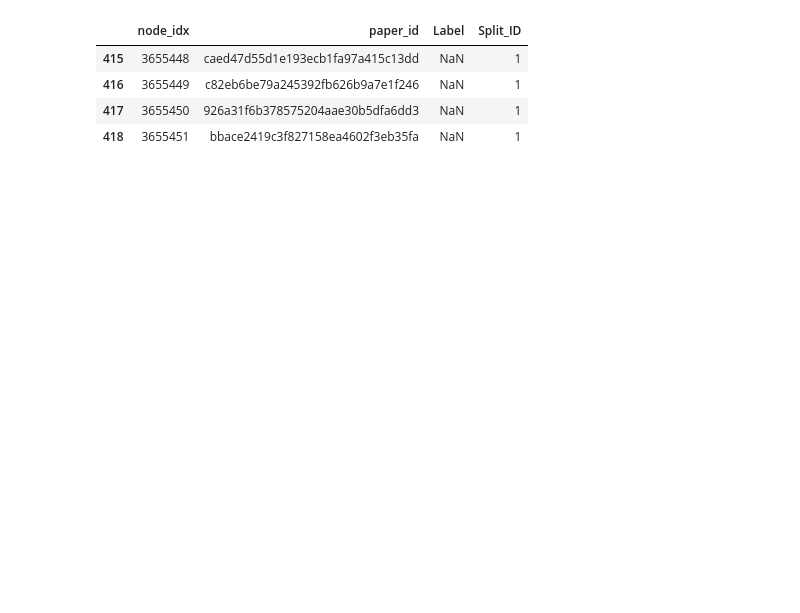
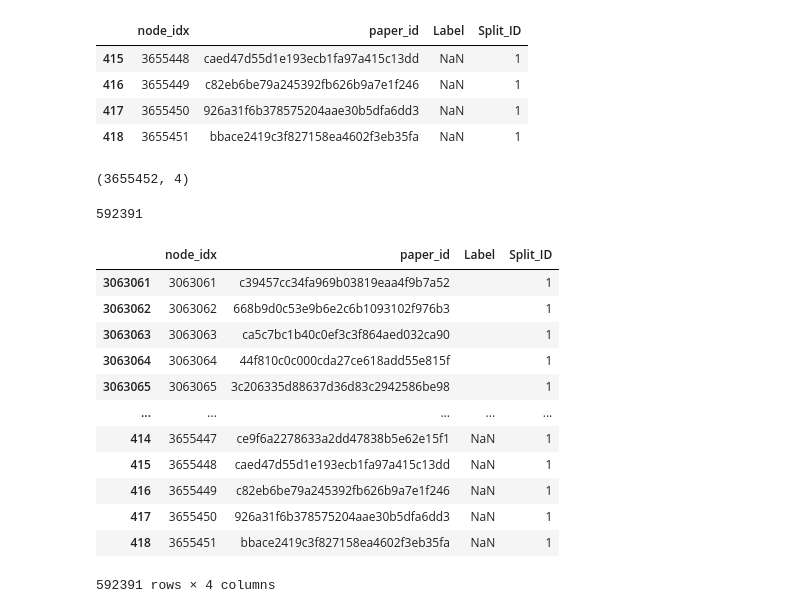
Before and after one commit to GZYZG/2021-maxp-dgl-ml, a Jupyter notebook: baseline/MAXP 2021初赛数据探索和处理-1.ipynb, the cells around one changed output. Drawn from its saved outputs; the diff is of its cells as text; code cells hidden in the pictures; blank space fills up the shorter version.

```diff
--- a/baseline/MAXP 2021初赛数据探索和处理-1.ipynb
+++ b/baseline/MAXP 2021初赛数据探索和处理-1.ipynb
@@ -255,6 +269,30 @@ nid_label_df.tail(4)
 | 416 | 3655449 | c82eb6be79a245392fb626b9a7e1f246 | NaN | 1 |
 | 417 | 3655450 | 926a31f6b378575204aae30b5dfa6dd3 | NaN | 1 |
 | 418 | 3655451 | bbace2419c3f827158ea4602f3eb35fa | NaN | 1 |
+# %%
+nid_label_df.shape
+# %% [output]
+(3655452, 4)
+# %%
+591972 + 419
+# %% [output]
+592391
+# %%
+nid_label_df[nid_label_df['Split_ID'] == 1]
+# %% [output]
+|  | node_idx | paper_id | Label | Split_ID |
+| 3063061 | 3063061 | c39457cc34fa969b03819eaa4f9b7a52 |  | 1 |
+| 3063062 | 3063062 | 668b9d0c53e9b6e2c6b1093102f976b3 |  | 1 |
+| 3063063 | 3063063 | ca5c7bc1b40c0ef3c3f864aed032ca90 |  | 1 |
+| 3063064 | 3063064 | 44f810c0c000cda27ce618add55e815f |  | 1 |
+| 3063065 | 3063065 | 3c206335d88637d36d83c2942586be98 |  | 1 |
+| ... | ... | ... | ... | ... |
+| 414 | 3655447 | ce9f6a2278633a2dd47838b5e62e15f1 | NaN | 1 |
+| 415 | 3655448 | caed47d55d1e193ecb1fa97a415c13dd | NaN | 1 |
+| 416 | 3655449 | c82eb6be79a245392fb626b9a7e1f246 | NaN | 1 |
+| 417 | 3655450 | 926a31f6b378575204aae30b5dfa6dd3 | NaN | 1 |
+| 418 | 3655451 | bbace2419c3f827158ea4602f3eb35fa | NaN | 1 |
+592391 rows × 4 columns
 # %%
 # 保存ID和Label到本地文件
 nid_label_df.to_csv(os.path.join(base_path, publish_path, './IDandLabels.csv'), index=False)
```
Also changed, not shown: parts of 4 cells of this notebook, 8 other files.
